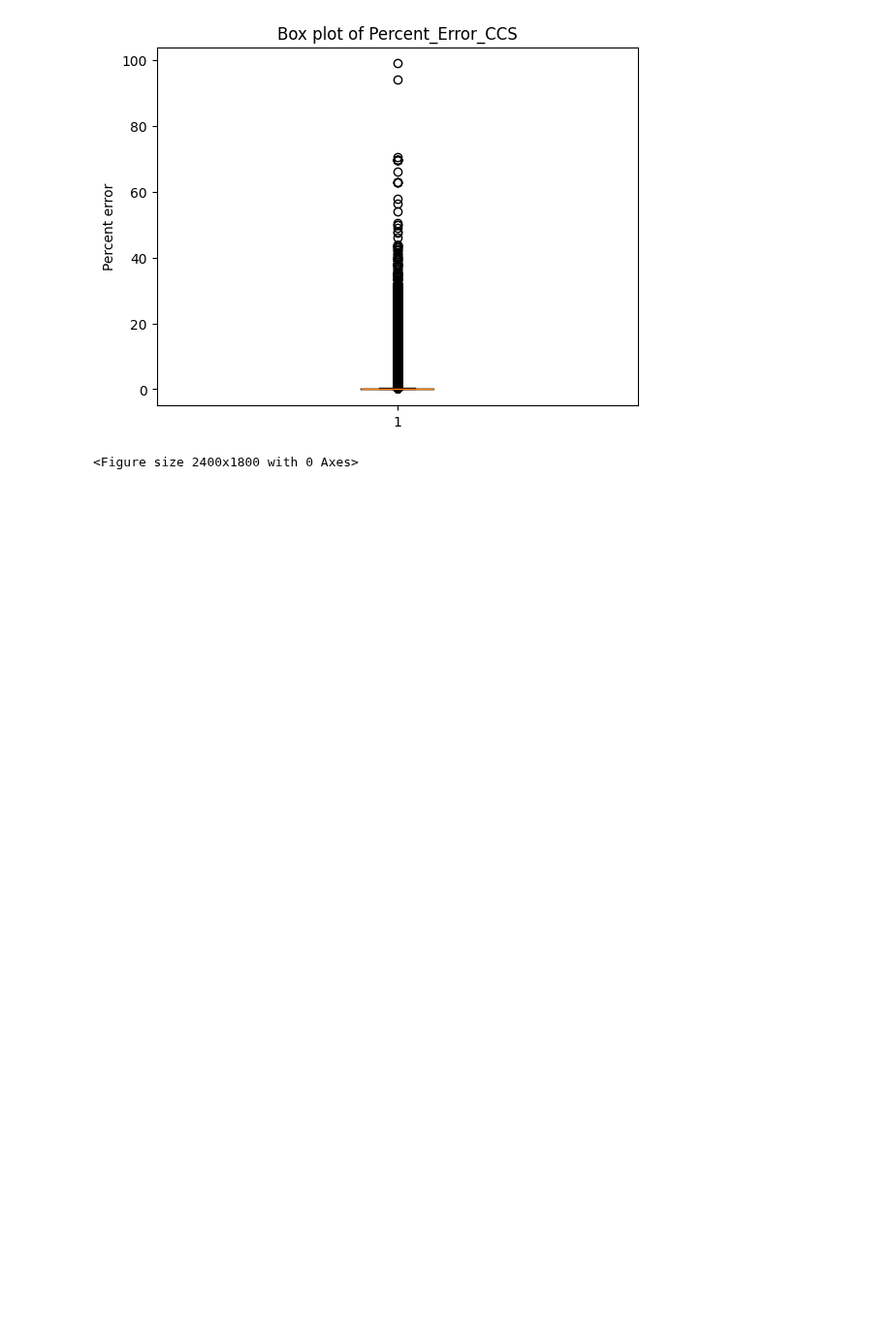
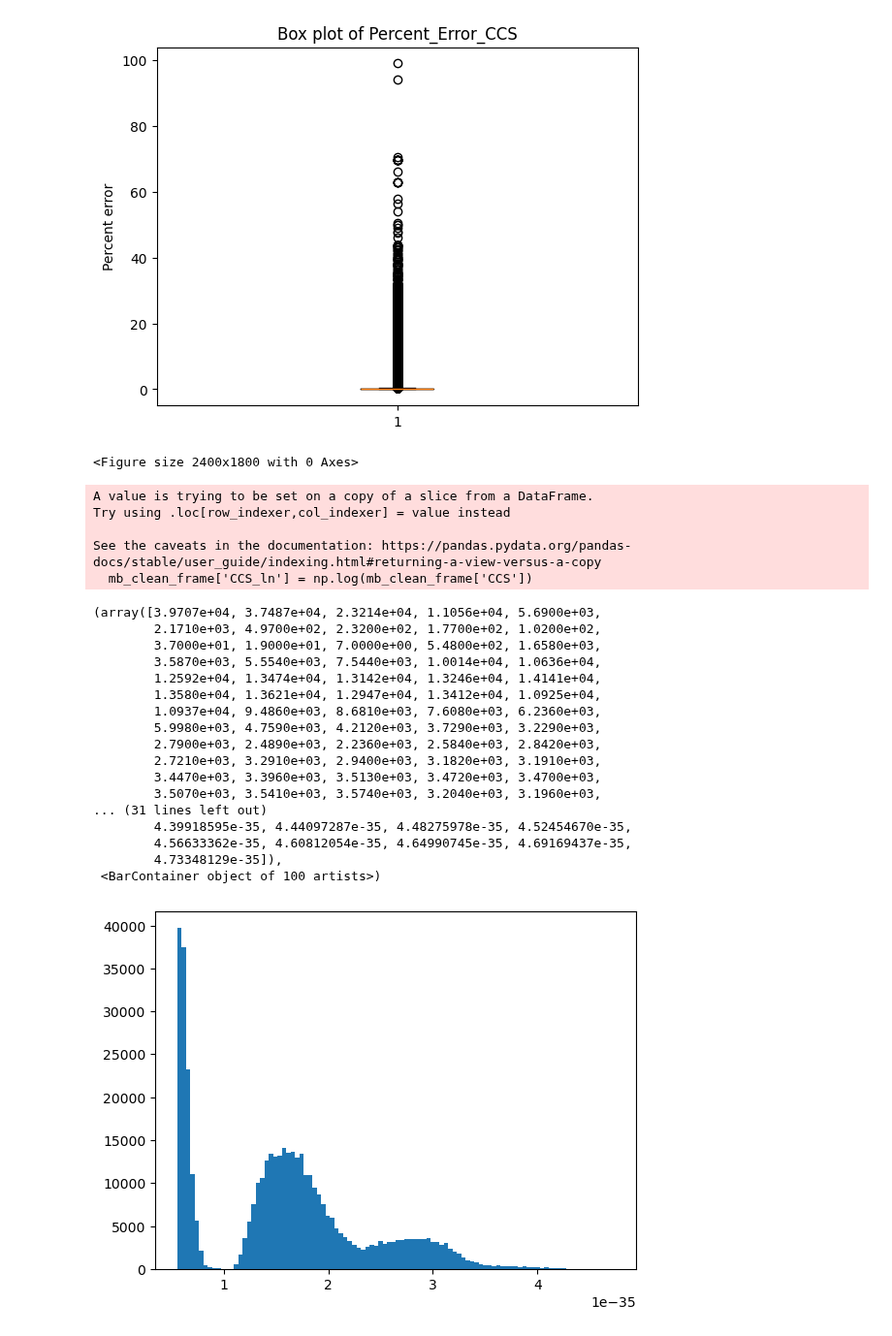
Before and after one commit to IngiumDev/ion-mobility-prediction, a Jupyter notebook: milestone_plots/Dateset_error.ipynb, the cells around one changed output. Shown at 97% size. Cells and saved outputs as stored; diff of their text form; code cells hidden in the pictures; blank space fills up the shorter version.

Commit message:
Visualization of Normalization

```diff
--- a/milestone_plots/Dateset_error.ipynb
+++ b/milestone_plots/Dateset_error.ipynb
@@ -111,3 +107,40 @@ plt.show()
 # %% [output]
 [figure]
 <Figure size 2400x1800 with 0 Axes>
+# %%
+# Load the data
+mb_raw_data = pd.read_csv('../data/mann_bruker.txt', sep='\t')
+
+# Keep only necessary columns
+mb_clean_frame = mb_raw_data[['Sequence', 'CCS','Mass','Charge','Length']]
+
+mb_clean_frame_grouped = mb_clean_frame.groupby(['Sequence', 'Charge']).agg({'Mass':'median', 'CCS':'median','Length':'median'}).reset_index()
+# %%
+# normalize
+mb_clean_frame['CCS_ln'] = np.log(mb_clean_frame['CCS'])
+# Bar plot of CCS
+plt.hist(mb_clean_frame['CCS'], bins=100)
+# %% [output]
+A value is trying to be set on a copy of a slice from a DataFrame.
+Try using .loc[row_indexer,col_indexer] = value instead
+
+See the caveats in the documentation: https://pandas.pydata.org/pandas-docs/stable/user_guide/indexing.html#returning-a-view-versus-a-copy
+  mb_clean_frame['CCS_ln'] = np.log(mb_clean_frame['CCS'])
+(array([3.9707e+04, 3.7487e+04, 2.3214e+04, 1.1056e+04, 5.6900e+03,
+        2.1710e+03, 4.9700e+02, 2.3200e+02, 1.7700e+02, 1.0200e+02,
+        3.7000e+01, 1.9000e+01, 7.0000e+00, 5.4800e+02, 1.6580e+03,
+        3.5870e+03, 5.5540e+03, 7.5440e+03, 1.0014e+04, 1.0636e+04,
+        1.2592e+04, 1.3474e+04, 1.3142e+04, 1.3246e+04, 1.4141e+04,
+        1.3580e+04, 1.3621e+04, 1.2947e+04, 1.3412e+04, 1.0925e+04,
+        1.0937e+04, 9.4860e+03, 8.6810e+03, 7.6080e+03, 6.2360e+03,
+        5.9980e+03, 4.7590e+03, 4.2120e+03, 3.7290e+03, 3.2290e+03,
+        2.7900e+03, 2.4890e+03, 2.2360e+03, 2.5840e+03, 2.8420e+03,
+        2.7210e+03, 3.2910e+03, 2.9400e+03, 3.1820e+03, 3.1910e+03,
+        3.4470e+03, 3.3960e+03, 3.5130e+03, 3.4720e+03, 3.4700e+03,
+        3.5070e+03, 3.5410e+03, 3.5740e+03, 3.2040e+03, 3.1960e+03,
+... (31 lines left out)
+        4.39918595e-35, 4.44097287e-35, 4.48275978e-35, 4.52454670e-35,
+        4.56633362e-35, 4.60812054e-35, 4.64990745e-35, 4.69169437e-35,
+        4.73348129e-35]),
+ <BarContainer object of 100 artists>)
+[figure, added]
```
Also changed, not shown: parts of 4 cells of this notebook.
